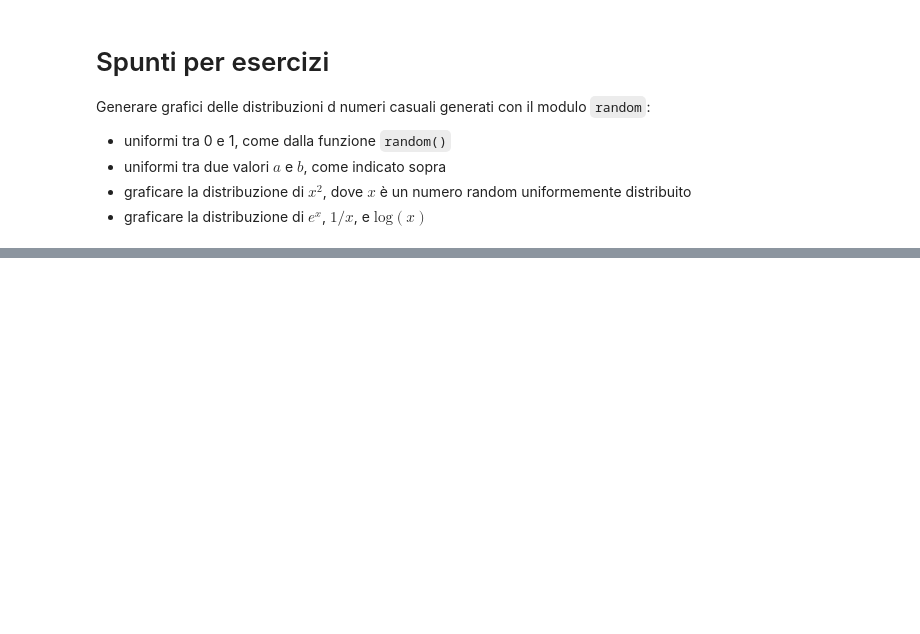
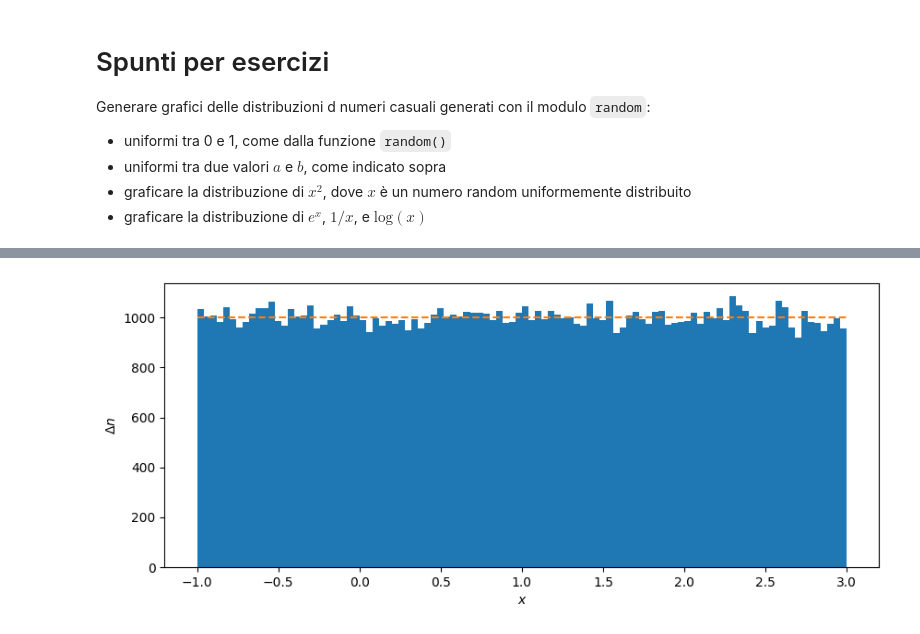
Before and after one commit to lucalista/analisi-dati-2026, a Jupyter notebook: 01.03.00__Generatori_di_numeri_pseudocasuali_in_python.ipynb, the cells around one changed output, grey strips where cells are left out. Saved outputs shown, nothing was run; the diff lists cells and outputs as text; code cells hidden in the pictures; blank space fills up the shorter version.

```diff
--- a/01.03.00__Generatori_di_numeri_pseudocasuali_in_python.ipynb
+++ b/01.03.00__Generatori_di_numeri_pseudocasuali_in_python.ipynb
@@ -108,0 +110,15 @@ plt.show()
+# %%
+random.seed(456)
+num = 100000
+a, b = -1, 3
+seq = [a + (b - a) * random.random() for i in range(num)]
+nbins = 100
+fig, ax = plt.subplots(figsize=(10, 4))
+n, bins, patches = ax.hist(seq, nbins, range=(a, b))
+avg = float(num)/nbins
+ax.plot((a, b),(avg, avg), '--')
+ax.set_xlabel('$x$')
+ax.set_ylabel(r'$\Delta n$')
+plt.show()
+# %% [output]
+[figure, added]
```
Also changed, not shown: parts of 2 cells of this notebook.
